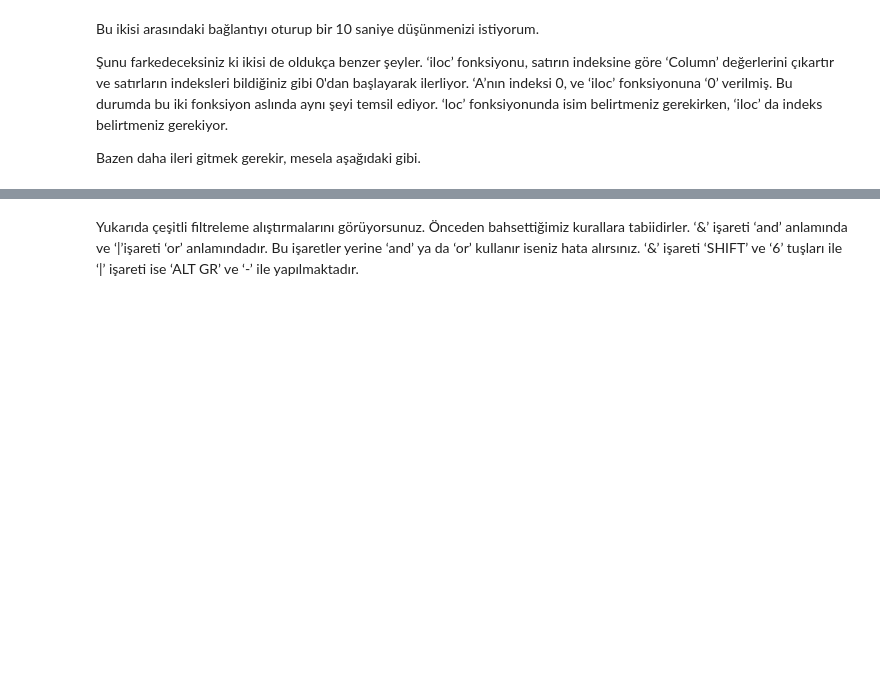
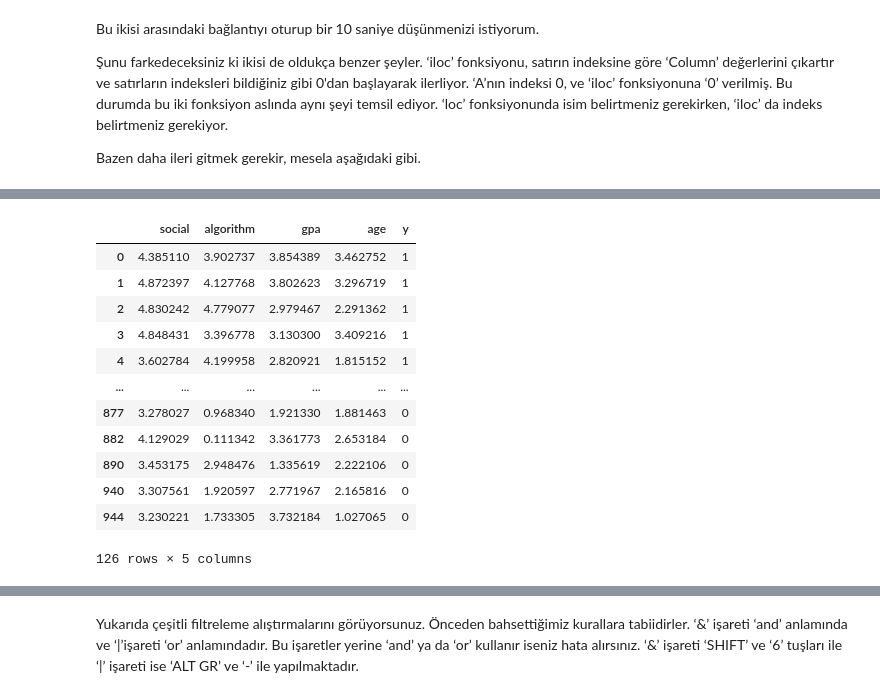
Before and after one commit to kaveai/veribilimiyazokulu, a Jupyter notebook: Ders İçerikleri/Pandas ve Numpy.ipynb, the cells around one changed output, grey strips where cells are left out. Drawn from its saved outputs; the diff is of its cells as text; code cells hidden in the pictures; blank space fills up the shorter version.

```diff
--- a/Ders İçerikleri/Pandas ve Numpy.ipynb
+++ b/Ders İçerikleri/Pandas ve Numpy.ipynb
@@ -692,0 +653,16 @@ df[(df['Columns1']> 0) | (df['Columns5']> 1)]
+# %%
+data[data['social'] > 3]
+# %% [output]
+|  | social | algorithm | gpa | age | y |
+| 0 | 4.385110 | 3.902737 | 3.854389 | 3.462752 | 1 |
+| 1 | 4.872397 | 4.127768 | 3.802623 | 3.296719 | 1 |
+| 2 | 4.830242 | 4.779077 | 2.979467 | 2.291362 | 1 |
+| 3 | 4.848431 | 3.396778 | 3.130300 | 3.409216 | 1 |
+| 4 | 3.602784 | 4.199958 | 2.820921 | 1.815152 | 1 |
+| ... | ... | ... | ... | ... | ... |
+| 877 | 3.278027 | 0.968340 | 1.921330 | 1.881463 | 0 |
+| 882 | 4.129029 | 0.111342 | 3.361773 | 2.653184 | 0 |
+| 890 | 3.453175 | 2.948476 | 1.335619 | 2.222106 | 0 |
+| 940 | 3.307561 | 1.920597 | 2.771967 | 2.165816 | 0 |
+| 944 | 3.230221 | 1.733305 | 3.732184 | 1.027065 | 0 |
+126 rows × 5 columns
```
Also changed, not shown: parts of 38 cells of this notebook.
